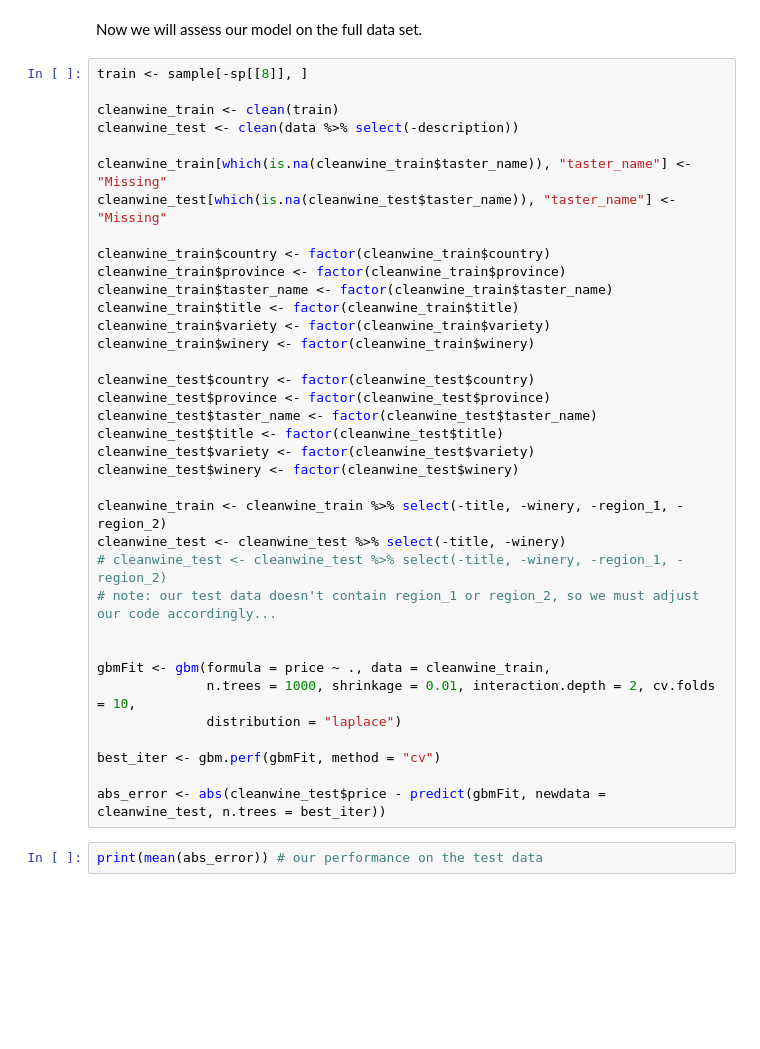
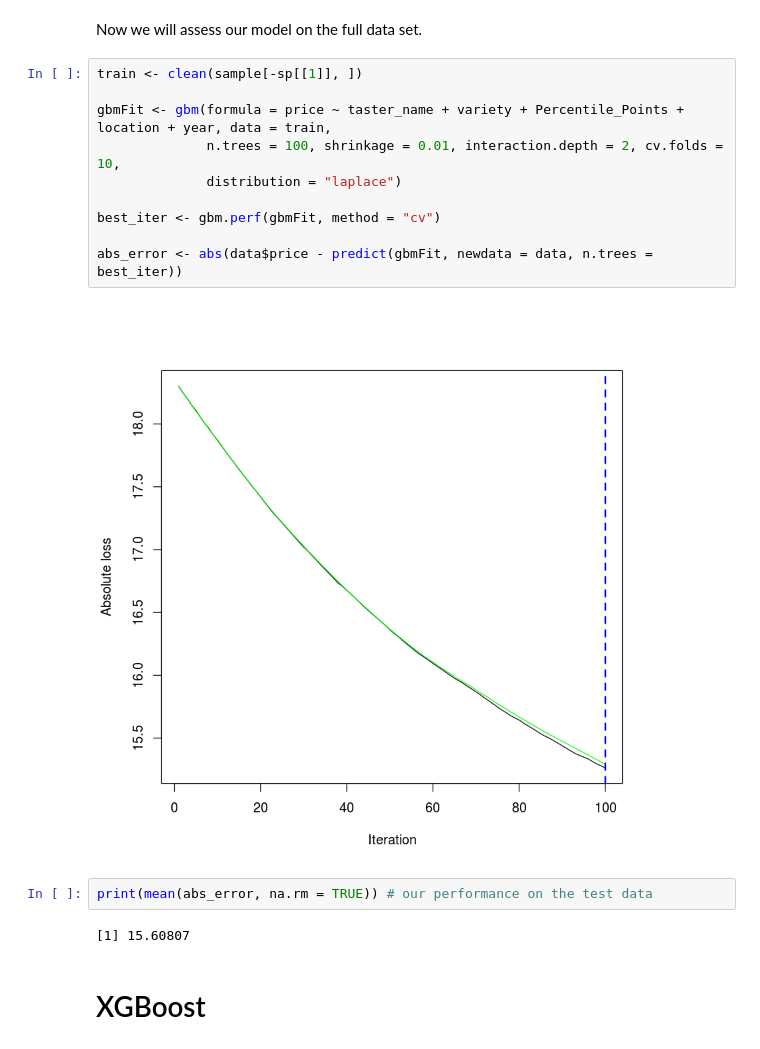
Before and after one commit to yiwenliu0127/707wine, a Jupyter notebook: 707Wine_Benji_Wagner.ipynb, the cells around one changed output. Saved outputs shown, nothing was run; the diff lists cells and outputs as text; blank space fills up the shorter version.

```diff
--- a/707Wine_Benji_Wagner.ipynb
+++ b/707Wine_Benji_Wagner.ipynb
@@ -163,40 +196,20 @@ paste0("We will use fold #", fold, " to train our model.")
 # %% [markdown]
 Now we will assess our model on the full data set.
-# %%
-train <- sample[-sp[[8]], ]
-
-cleanwine_train <- clean(train)
-cleanwine_test <- clean(data %>% select(-description))
-
-cleanwine_train[which(is.na(cleanwine_train$taster_name)), "taster_name"] <- "Missing"
-cleanwine_test[which(is.na(cleanwine_test$taster_name)), "taster_name"] <- "Missing"
-
-cleanwine_train$country <- factor(cleanwine_train$country)
-cleanwine_train$province <- factor(cleanwine_train$province)
-cleanwine_train$taster_name <- factor(cleanwine_train$taster_name)
-cleanwine_train$title <- factor(cleanwine_train$title)
-cleanwine_train$variety <- factor(cleanwine_train$variety)
-cleanwine_train$winery <- factor(cleanwine_train$winery)
-
-cleanwine_test$country <- factor(cleanwine_test$country)
-cleanwine_test$province <- factor(cleanwine_test$province)
-cleanwine_test$taster_name <- factor(cleanwine_test$taster_name)
-cleanwine_test$title <- factor(cleanwine_test$title)
-cleanwine_test$variety <- factor(cleanwine_test$variety)
-cleanwine_test$winery <- factor(cleanwine_test$winery)
-
-cleanwine_train <- cleanwine_train %>% select(-title, -winery, -region_1, -region_2)
-cleanwine_test <- cleanwine_test %>% select(-title, -winery)
-# cleanwine_test <- cleanwine_test %>% select(-title, -winery, -region_1, -region_2)
-# note: our test data doesn't contain region_1 or region_2, so we must adjust our code accordingly...
-
-
-gbmFit <- gbm(formula = price ~ ., data = cleanwine_train,
-              n.trees = 1000, shrinkage = 0.01, interaction.depth = 2, cv.folds = 10,
-              distribution = "laplace")
-
-best_iter <- gbm.perf(gbmFit, method = "cv")
-
-abs_error <- abs(cleanwine_test$price - predict(gbmFit, newdata = cleanwine_test, n.trees = best_iter))
+# %%
+train <- clean(sample[-sp[[1]], ])
+
+gbmFit <- gbm(formula = price ~ taster_name + variety + Percentile_Points + location + year, data = train,
+              n.trees = 100, shrinkage = 0.01, interaction.depth = 2, cv.folds = 10,
+              distribution = "laplace")
+
+best_iter <- gbm.perf(gbmFit, method = "cv")
+
+abs_error <- abs(data$price - predict(gbmFit, newdata = data, n.trees = best_iter))
+# %% [output]
+[figure, added]
 # %%
-print(mean(abs_error)) # our performance on the test data
+print(mean(abs_error, na.rm = TRUE)) # our performance on the test data
+# %% [output]
+[1] 15.60807
+# %% [markdown]
+# XGBoost
```
Also changed, not shown: parts of 21 cells of this notebook.
